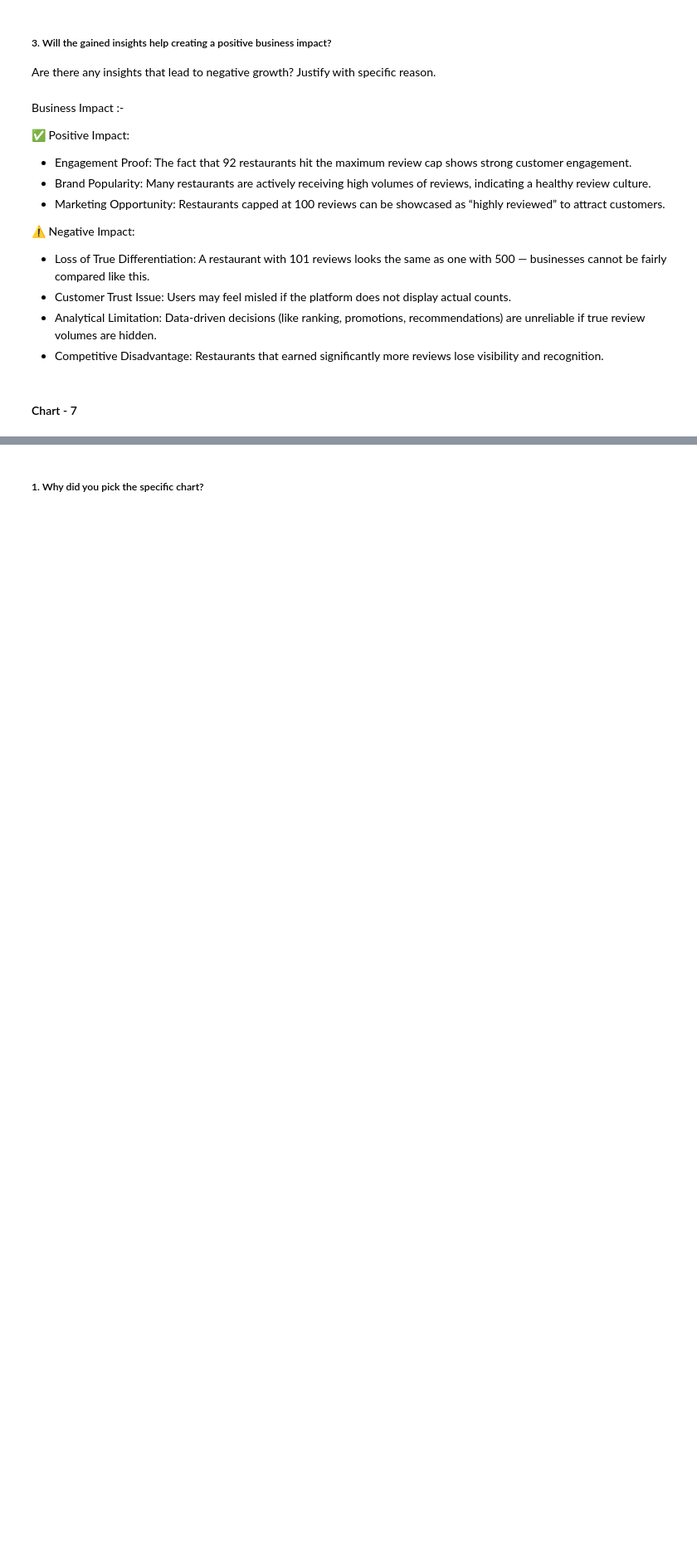
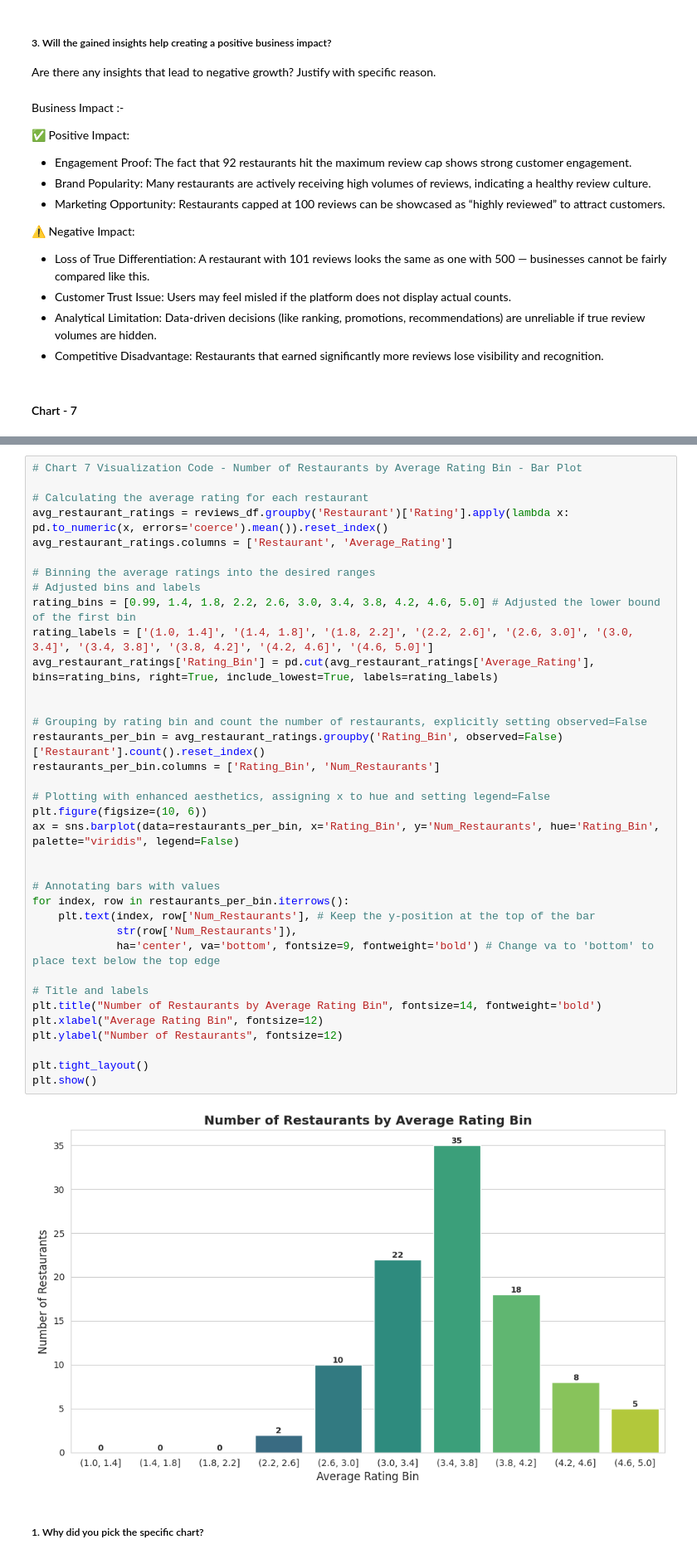
Before and after one commit to Ash99-commits/Unsupervised_ML_Zomato-Restaurant_Clustering_And_Sentiment_Analysis, a Jupyter notebook: Unsupervised_ML_Zomato_Restaurant_Clustering_And_Sentiment_Analysis_Ashwani_Kumar_Patra.ipynb, the cells around one changed output, grey strips where cells are left out. Shown: that part at 83% size. Drawn from its saved outputs; the diff is of its cells as text; blank space fills up the shorter version.

Commit message:
Chart 7 - Number of Restaurants by Average Rating Bin - Bar Plot, plotted, insights are driven from it, along with its business impact [both positive and negative(if any)].

```diff
--- a/Unsupervised_ML_Zomato_Restaurant_Clustering_And_Sentiment_Analysis_Ashwani_Kumar_Patra.ipynb
+++ b/Unsupervised_ML_Zomato_Restaurant_Clustering_And_Sentiment_Analysis_Ashwani_Kumar_Patra.ipynb
@@ -1106,2 +1104,40 @@ Business Impact :-
+# %%
+# Chart 7 Visualization Code - Number of Restaurants by Average Rating Bin - Bar Plot
+
+# Calculating the average rating for each restaurant
+avg_restaurant_ratings = reviews_df.groupby('Restaurant')['Rating'].apply(lambda x: pd.to_numeric(x, errors='coerce').mean()).reset_index()
+avg_restaurant_ratings.columns = ['Restaurant', 'Average_Rating']
+
+# Binning the average ratings into the desired ranges
+# Adjusted bins and labels
+rating_bins = [0.99, 1.4, 1.8, 2.2, 2.6, 3.0, 3.4, 3.8, 4.2, 4.6, 5.0] # Adjusted the lower bound of the first bin
+rating_labels = ['(1.0, 1.4]', '(1.4, 1.8]', '(1.8, 2.2]', '(2.2, 2.6]', '(2.6, 3.0]', '(3.0, 3.4]', '(3.4, 3.8]', '(3.8, 4.2]', '(4.2, 4.6]', '(4.6, 5.0]']
+avg_restaurant_ratings['Rating_Bin'] = pd.cut(avg_restaurant_ratings['Average_Rating'], bins=rating_bins, right=True, include_lowest=True, labels=rating_labels)
+
+
+# Grouping by rating bin and count the number of restaurants, explicitly setting observed=False
+restaurants_per_bin = avg_restaurant_ratings.groupby('Rating_Bin', observed=False)['Restaurant'].count().reset_index()
+restaurants_per_bin.columns = ['Rating_Bin', 'Num_Restaurants']
+
+# Plotting with enhanced aesthetics, assigning x to hue and setting legend=False
+plt.figure(figsize=(10, 6))
+ax = sns.barplot(data=restaurants_per_bin, x='Rating_Bin', y='Num_Restaurants', hue='Rating_Bin', palette="viridis", legend=False)
+
+
+# Annotating bars with values
+for index, row in restaurants_per_bin.iterrows():
+    plt.text(index, row['Num_Restaurants'], # Keep the y-position at the top of the bar
+             str(row['Num_Restaurants']),
+             ha='center', va='bottom', fontsize=9, fontweight='bold') # Change va to 'bottom' to place text below the top edge
+
+# Title and labels
+plt.title("Number of Restaurants by Average Rating Bin", fontsize=14, fontweight='bold')
+plt.xlabel("Average Rating Bin", fontsize=12)
+plt.ylabel("Number of Restaurants", fontsize=12)
+
+plt.tight_layout()
+plt.show()
+# %% [output]
+[figure, added]
 # %% [markdown]
 ##### 1. Why did you pick the specific chart?
```
Also changed, not shown: parts of 7 cells of this notebook.
